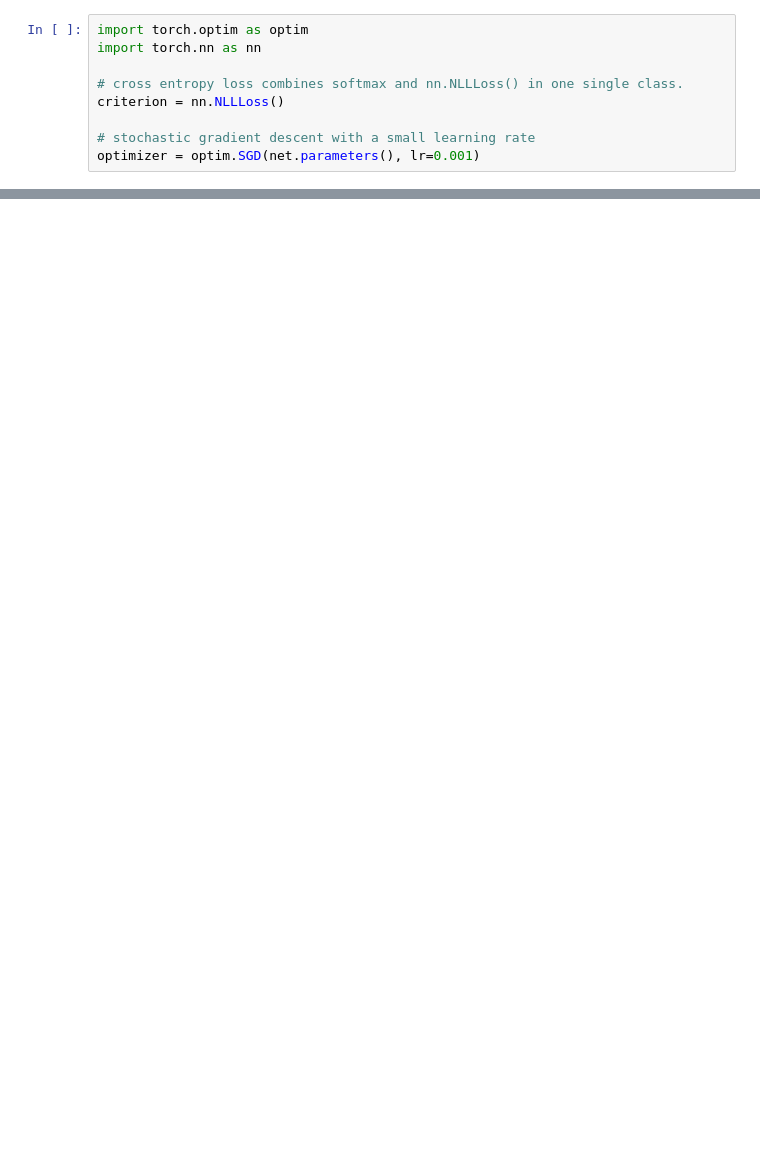
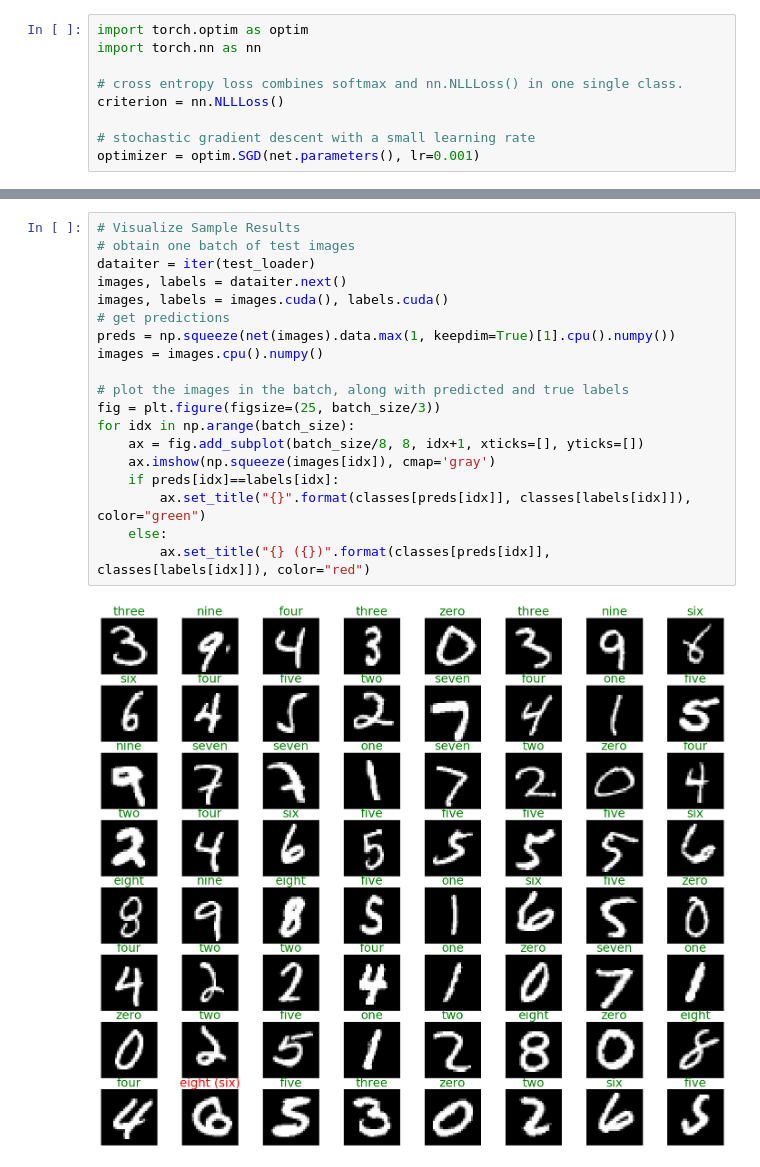
Before and after one commit to zrsmithson/MNIST-digits, a Jupyter notebook: MNIST.ipynb, the cells around one changed output, grey strips where cells are left out. Cells and saved outputs as stored; diff of their text form; blank space fills up the shorter version.

```diff
--- a/MNIST.ipynb
+++ b/MNIST.ipynb
@@ -289,0 +326,21 @@ Loss: tensor(1.7060) Test Accuracy:  tensor(0)
+# %%
+# Visualize Sample Results
+# obtain one batch of test images
+dataiter = iter(test_loader)
+images, labels = dataiter.next()
+images, labels = images.cuda(), labels.cuda()
+# get predictions
+preds = np.squeeze(net(images).data.max(1, keepdim=True)[1].cpu().numpy())
+images = images.cpu().numpy()
+
+# plot the images in the batch, along with predicted and true labels
+fig = plt.figure(figsize=(25, batch_size/3))
+for idx in np.arange(batch_size):
+    ax = fig.add_subplot(batch_size/8, 8, idx+1, xticks=[], yticks=[])
+    ax.imshow(np.squeeze(images[idx]), cmap='gray')
+    if preds[idx]==labels[idx]:
+        ax.set_title("{}".format(classes[preds[idx]], classes[labels[idx]]), color="green")
+    else:
+        ax.set_title("{} ({})".format(classes[preds[idx]], classes[labels[idx]]), color="red")
+# %% [output]
+[figure, added]
```
Also changed, not shown: parts of 27 cells of this notebook, 3 other files.
